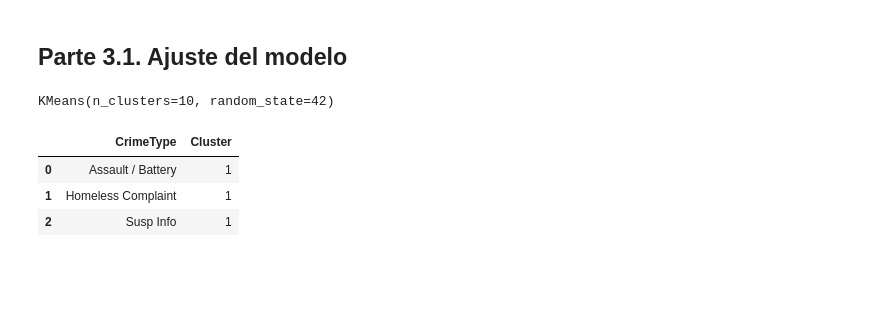
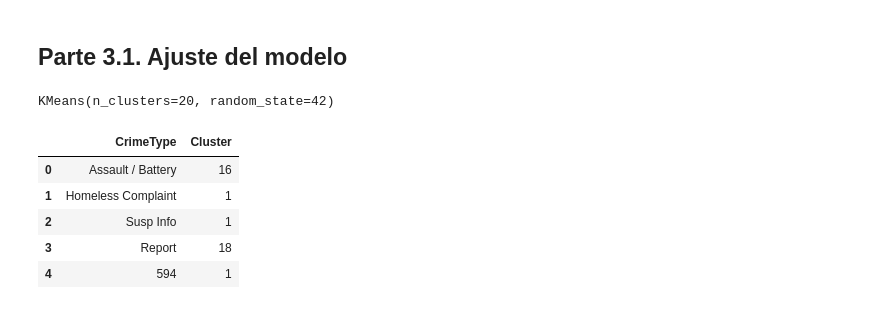
Before and after one commit to DeisyData/BIT_IA_Bootcamp, a Jupyter notebook: S8_C3_Intro_PLN_Clase.ipynb, the cells around one changed output. Drawn from its saved outputs; the diff is of its cells as text; code cells hidden in the pictures; blank space fills up the shorter version.

```diff
--- a/S8_C3_Intro_PLN_Clase.ipynb
+++ b/S8_C3_Intro_PLN_Clase.ipynb
@@ -133,16 +133,19 @@ plt.show()
 # %% [markdown]
 ## Parte 3.1. Ajuste del modelo
 # %%
-kmeans = KMeans(n_clusters= 10, random_state=42)
+n_clusters = 20
+kmeans = KMeans(n_clusters= n_clusters, random_state=42)
 kmeans.fit(crime_type_vectorizer)
 # %% [output]
-KMeans(n_clusters=10, random_state=42)
+KMeans(n_clusters=20, random_state=42)
 # %%
 Cluster = kmeans.labels_
 crime_type_cluster = pd.DataFrame({'CrimeType': crime_type, 'Cluster': Cluster})
-crime_type_cluster.head(3)
+crime_type_cluster.head(5)
 # %% [output]
 |  | CrimeType | Cluster |
-| 0 | Assault / Battery | 1 |
+| 0 | Assault / Battery | 16 |
 | 1 | Homeless Complaint | 1 |
 | 2 | Susp Info | 1 |
+| 3 | Report | 18 |
+| 4 | 594 | 1 |
```
Also changed, not shown: parts of 1 cell of this notebook.
